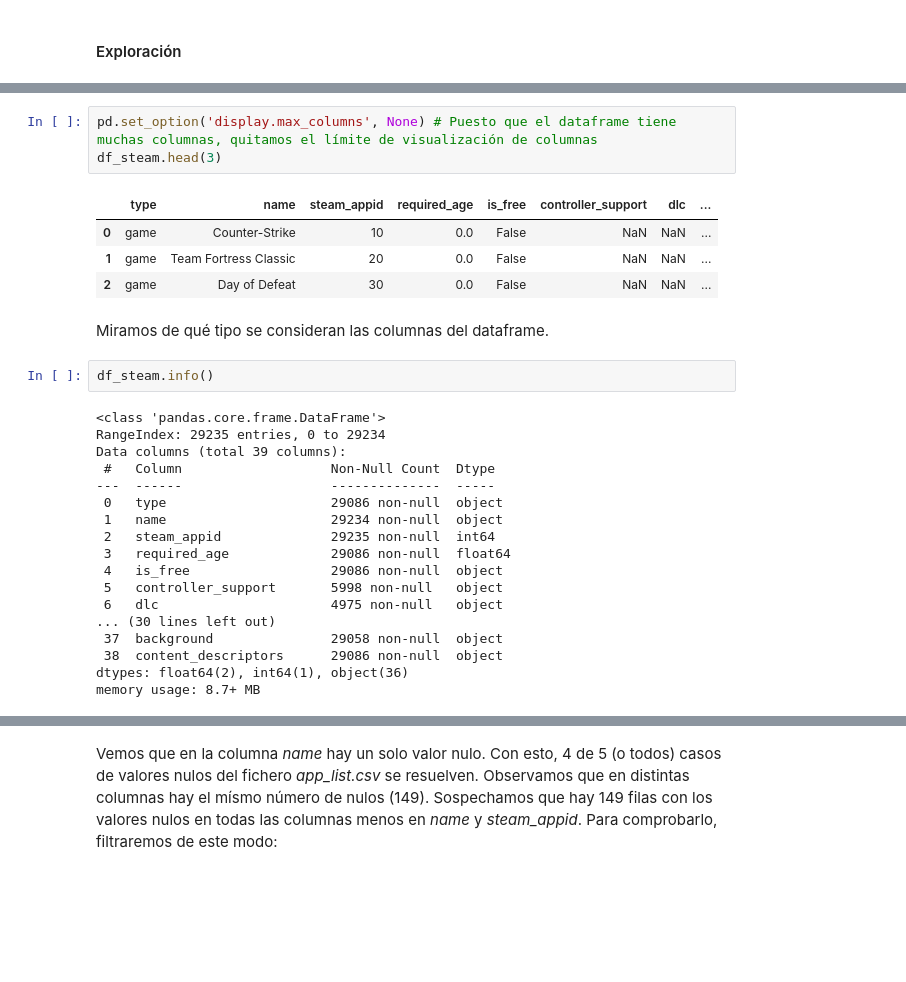
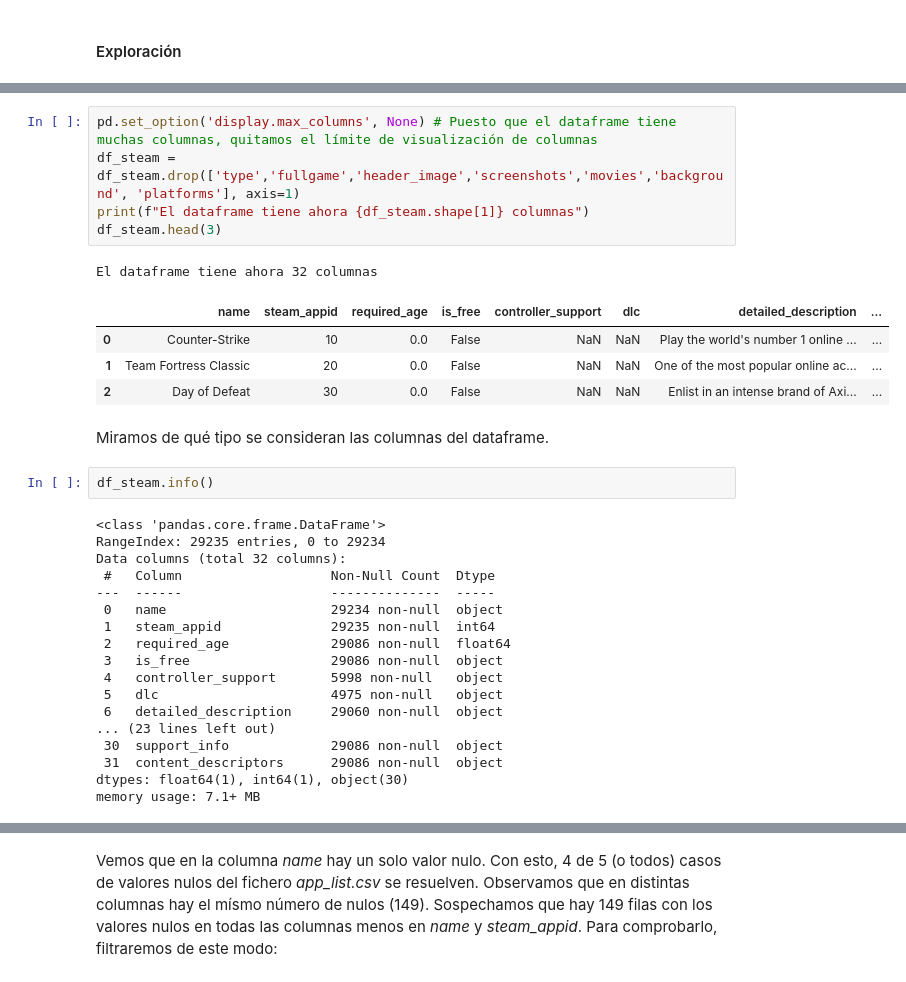
Before and after one commit to Pumpunkio/EDA-Steam, a Jupyter notebook: notebooks/exploracion_datasets.ipynb, the cells around one changed output, grey strips where cells are left out. Cells and saved outputs as stored; diff of their text form; blank space fills up the shorter version.

```diff
--- a/notebooks/exploracion_datasets.ipynb
+++ b/notebooks/exploracion_datasets.ipynb
@@ -101,11 +109,14 @@ Columnas:
 # %%
 pd.set_option('display.max_columns', None) # Puesto que el dataframe tiene muchas columnas, quitamos el límite de visualización de columnas
+df_steam = df_steam.drop(['type','fullgame','header_image','screenshots','movies','background', 'platforms'], axis=1)
+print(f"El dataframe tiene ahora {df_steam.shape[1]} columnas")
 df_steam.head(3)
 # %% [output]
+El dataframe tiene ahora 32 columnas
-|  | type | name | steam_appid | required_age | is_free | controller_support | dlc | ... |
-| 0 | game | Counter-Strike | 10 | 0.0 | False | NaN | NaN | ... |
-| 1 | game | Team Fortress Classic | 20 | 0.0 | False | NaN | NaN | ... |
-| 2 | game | Day of Defeat | 30 | 0.0 | False | NaN | NaN | ... |
+|  | name | steam_appid | required_age | is_free | controller_support | dlc | detailed_description | ... |
+| 0 | Counter-Strike | 10 | 0.0 | False | NaN | NaN | Play the world's number 1 online ... | ... |
+| 1 | Team Fortress Classic | 20 | 0.0 | False | NaN | NaN | One of the most popular online ac... | ... |
+| 2 | Day of Defeat | 30 | 0.0 | False | NaN | NaN | Enlist in an intense brand of Axi... | ... |
 # %% [markdown]
 Miramos de qué tipo se consideran las columnas del dataframe.
 # %%
@@ -113,19 +124,19 @@ df_steam.info()
 # %% [output]
 <class 'pandas.core.frame.DataFrame'>
 RangeIndex: 29235 entries, 0 to 29234
-Data columns (total 39 columns):
+Data columns (total 32 columns):
  #   Column                   Non-Null Count  Dtype
 ---  ------                   --------------  -----
- 0   type                     29086 non-null  object
- 1   name                     29234 non-null  object
- 2   steam_appid              29235 non-null  int64
- 3   required_age             29086 non-null  float64
- 4   is_free                  29086 non-null  object
- 5   controller_support       5998 non-null   object
- 6   dlc                      4975 non-null   object
-... (30 lines left out)
- 37  background               29058 non-null  object
- 38  content_descriptors      29086 non-null  object
-dtypes: float64(2), int64(1), object(36)
-memory usage: 8.7+ MB
+ 0   name                     29234 non-null  object
+ 1   steam_appid              29235 non-null  int64
+ 2   required_age             29086 non-null  float64
+ 3   is_free                  29086 non-null  object
+ 4   controller_support       5998 non-null   object
+ 5   dlc                      4975 non-null   object
+ 6   detailed_description     29060 non-null  object
+... (23 lines left out)
+ 30  support_info             29086 non-null  object
+ 31  content_descriptors      29086 non-null  object
+dtypes: float64(1), int64(1), object(30)
+memory usage: 7.1+ MB
 # %% [markdown]
```
Also changed, not shown: parts of 14 cells of this notebook.
